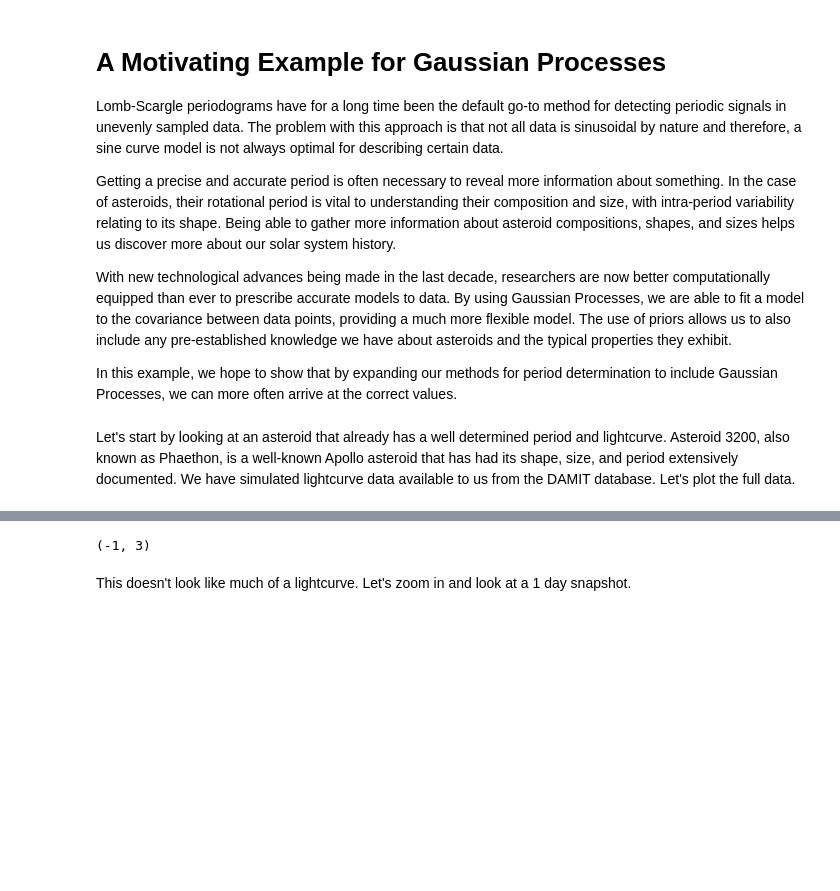
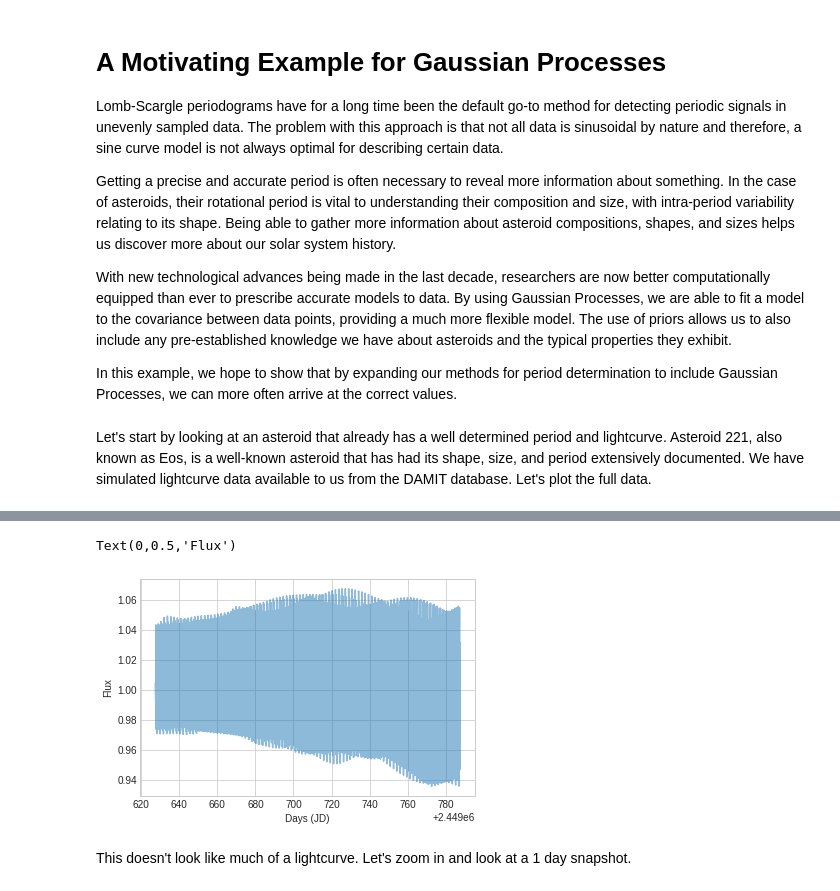
Before and after one commit to dirac-institute/CometGPs, a Jupyter notebook: cwl_sandbox/A Motivating Example.ipynb, the cells around one changed output, grey strips where cells are left out. Cells and saved outputs as stored; diff of their text form; code cells hidden in the pictures; blank space fills up the shorter version.

```diff
--- a/cwl_sandbox/A Motivating Example.ipynb
+++ b/cwl_sandbox/A Motivating Example.ipynb
@@ -28,14 +28,14 @@ With new technological advances being made in the last decade, researchers are n
 
 In this example, we hope to show that by expanding our methods for period determination to include Gaussian Processes, we can more often arrive at the correct values.
 # %% [markdown]
-Let's start by looking at an asteroid that already has a well determined period and lightcurve. Asteroid 3200, also known as Phaethon, is a well-known Apollo asteroid that has had its shape, size, and period extensively documented. We have simulated lightcurve data available to us from the DAMIT database. Let's plot the full data.
+Let's start by looking at an asteroid that already has a well determined period and lightcurve. Asteroid 221, also known as Eos, is a well-known asteroid that has had its shape, size, and period extensively documented. We have simulated lightcurve data available to us from the DAMIT database. Let's plot the full data.
 # %%
-asteroid = '3200' # there are 3 other asteroids to test if you want
+asteroid = '221' # there are 3 other asteroids to test if you want
 
 true_log_p = {'3200':-1.896021, '1291':-1.45813055,
               '221':-0.8321219, '1388':-0.69789175}
-true_p = {'3200':3.603957, '1291':5.58410,
-              '221':10.443, '1388':11.9432}
+true_p = {'3200':3.603957/24, '1291':5.58410/24,
+              '221':10.443/24, '1388':11.9432/24}
 
 # read in the data
 txt = '../data/'+str(asteroid)+'_lc_49627_to_49787.txt'
@@ -47,5 +47,4 @@ fig, ax = plt.subplots(1,1, figsize=(6,4))
 ax.plot(data.time, data.flux, alpha=0.5)
 ax.set_xlabel("Days (JD)")
 ax.set_ylabel("Flux")
-ax.set_ylim([-1,3])
 # %% [output]
@@ -54,4 +51,5 @@ ax.set_ylim([-1,3])
-(-1, 3)
+Text(0,0.5,'Flux')
+[figure, added]
 # %% [markdown]
 This doesn't look like much of a lightcurve. Let's zoom in and look at a 1 day snapshot.
 # %%
```
Also changed, not shown: parts of 12 cells of this notebook, 5 other files.
